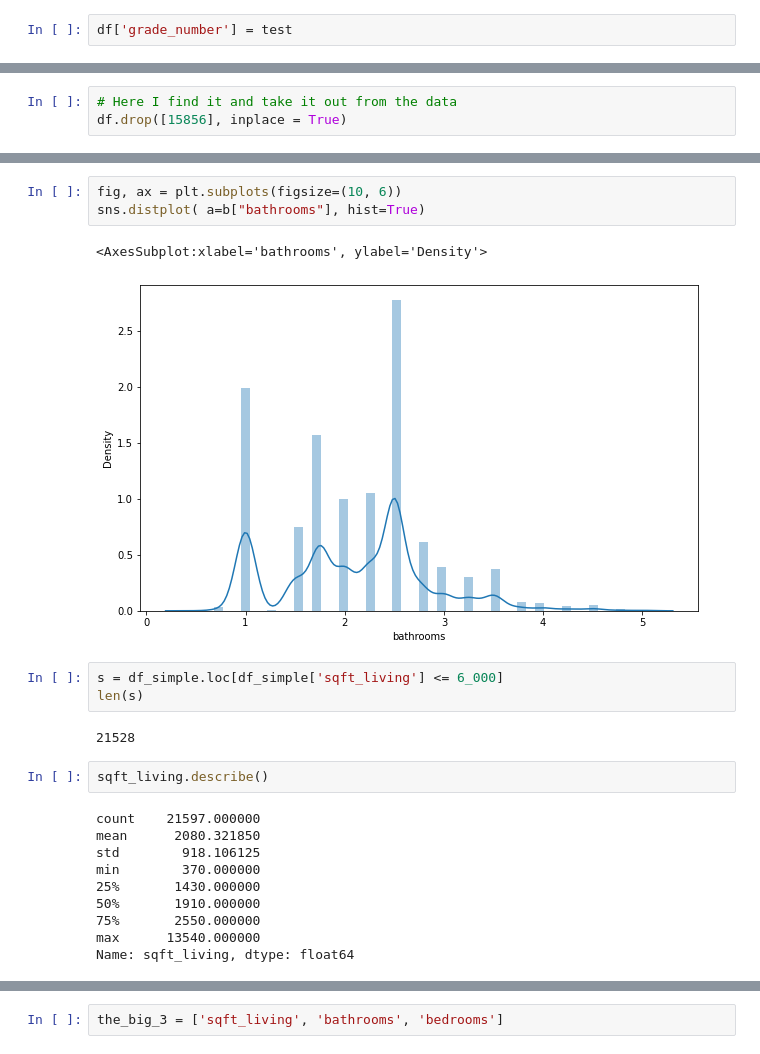
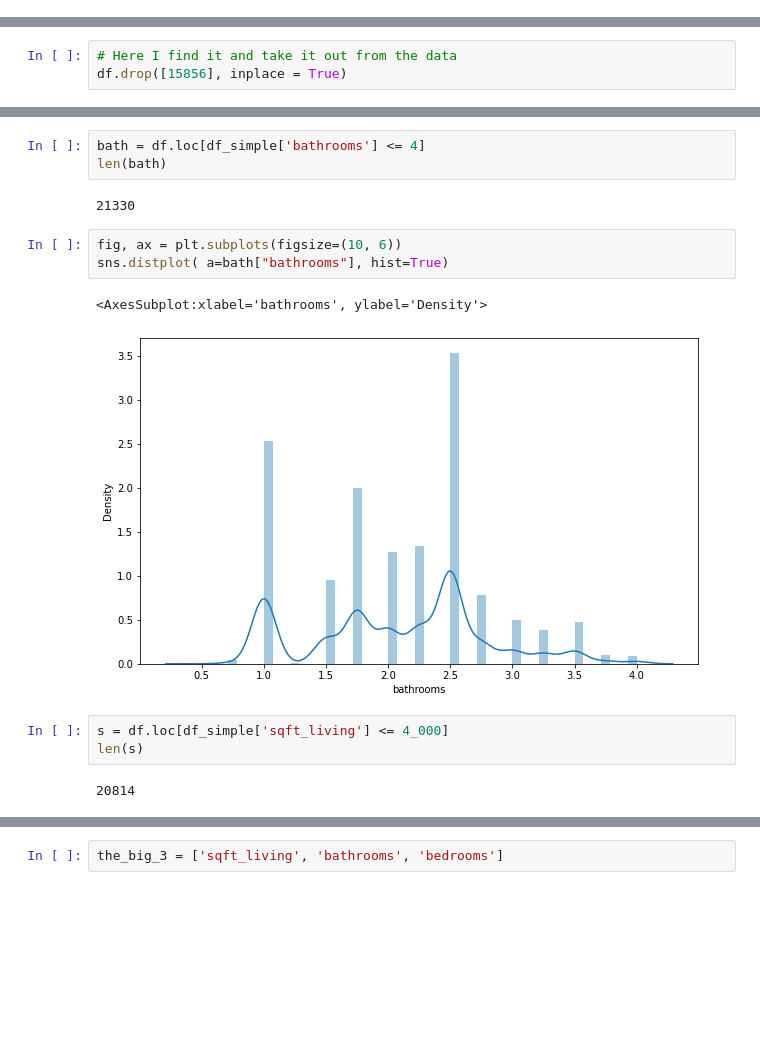
Before and after one commit to axoaxonic/green-housing-dev-analysis-project, a Jupyter notebook: development-notebooks/raul_scratch_code.ipynb, the cells around one changed output, grey strips where cells are left out. Cells and saved outputs as stored; diff of their text form; blank space fills up the shorter version.

```diff
--- a/development-notebooks/raul_scratch_code.ipynb
+++ b/development-notebooks/raul_scratch_code.ipynb
@@ -37,8 +27,6 @@ to_drop = ['id', 'date', 'view', 'sqft_above',
            'zipcode', 'lat', 'long',
            'sqft_living15', 'sqft_lot15']
 df.drop(to_drop, inplace=True, axis=1)
-# %%
-df['grade_number'] = test
 # %%
 # Here is a more simplified version of the data
 df_simple = df
@@ -159,26 +135,19 @@ Name: bathrooms, dtype: int64
+# %%
+bath = df.loc[df_simple['bathrooms'] <= 4]
+len(bath)
+# %% [output]
+21330
 # %%
 fig, ax = plt.subplots(figsize=(10, 6))
-sns.distplot( a=b["bathrooms"], hist=True)
+sns.distplot( a=bath["bathrooms"], hist=True)
 # %% [output]
 <AxesSubplot:xlabel='bathrooms', ylabel='Density'>
-[figure, old version]
+[figure, new version]
 # %%
-s = df_simple.loc[df_simple['sqft_living'] <= 6_000]
+s = df.loc[df_simple['sqft_living'] <= 4_000]
 len(s)
 # %% [output]
-21528
+20814
-# %%
-sqft_living.describe()
-# %% [output]
-count    21597.000000
-mean      2080.321850
-std        918.106125
-min        370.000000
-25%       1430.000000
-50%       1910.000000
-75%       2550.000000
-max      13540.000000
-Name: sqft_living, dtype: float64
 # %%
 sns.distplot( a=s["sqft_living"], hist=True)
 # %% [output]
```
Also changed, not shown: parts of 26 cells of this notebook.
